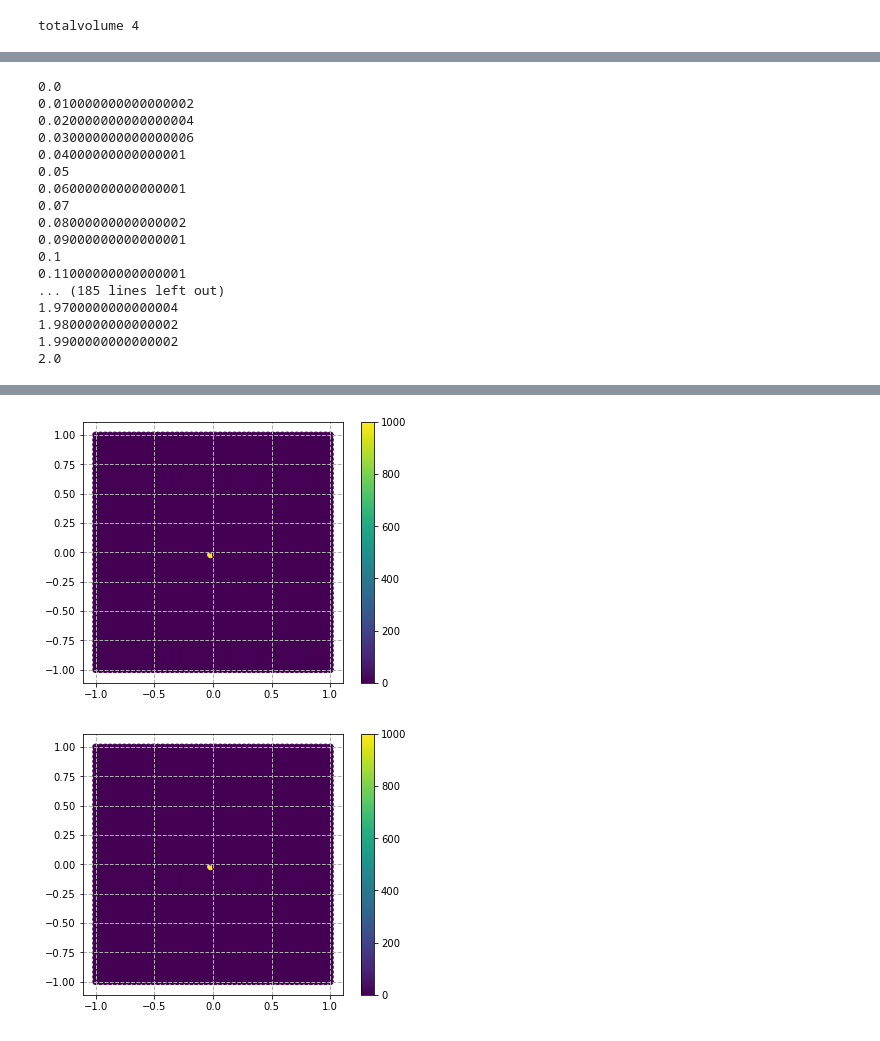
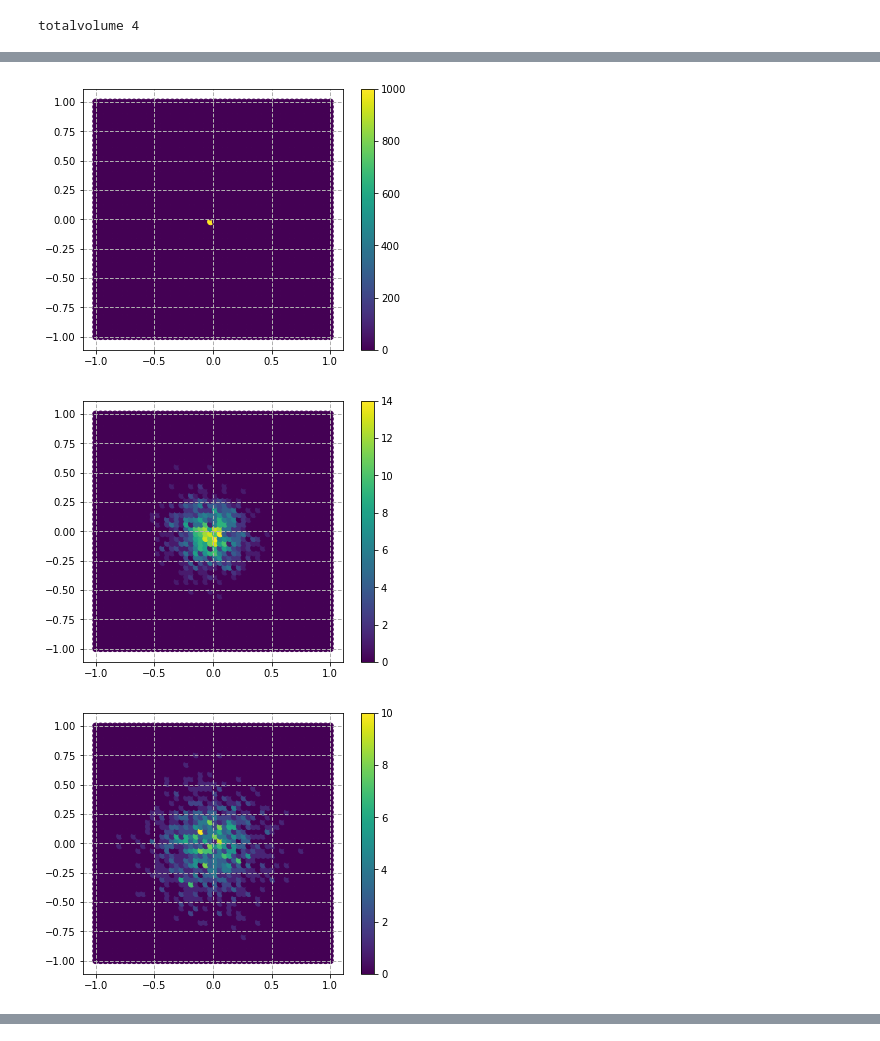
Before and after one commit to StochSS/SpatialPy, a Jupyter notebook: examples/diffusion_debug_test/diffusion_debug_test.ipynb, the cells around one changed output, grey strips where cells are left out. Saved outputs shown, nothing was run; the diff lists cells and outputs as text; code cells hidden in the pictures.

```diff
--- a/examples/diffusion_debug_test/diffusion_debug_test.ipynb
+++ b/examples/diffusion_debug_test/diffusion_debug_test.ipynb
@@ -48,21 +45,8 @@ Wall time: 18.2 s
 # %%
-for i in result.get_timespan():
-    print(i)
+for i,t in enumerate(result.get_timespan()):
+    #print(i,t)
+    result.plot_species("A", i, use_matplotlib=True, debug=False)
 # %% [output]
-0.0
-0.010000000000000002
-0.020000000000000004
-0.030000000000000006
-0.04000000000000001
-0.05
-0.06000000000000001
-0.07
-0.08000000000000002
-0.09000000000000001
-0.1
-0.11000000000000001
-... (185 lines left out)
-1.9700000000000004
-1.9800000000000002
-1.9900000000000002
-2.0
+[figure, added]
+[figure, added]
+[figure, added]
@@ -69,8 +60,0 @@ for i in result.get_timespan():
-# %%
-result.plot_species("A", 0, use_matplotlib=True)
-# %% [output]
-[figure, removed]
-# %%
-result.plot_species("A", 0.5, use_matplotlib=True)
-# %% [output]
-[figure, removed]
```
Also changed, not shown: parts of 8 cells of this notebook, 2 other files.
